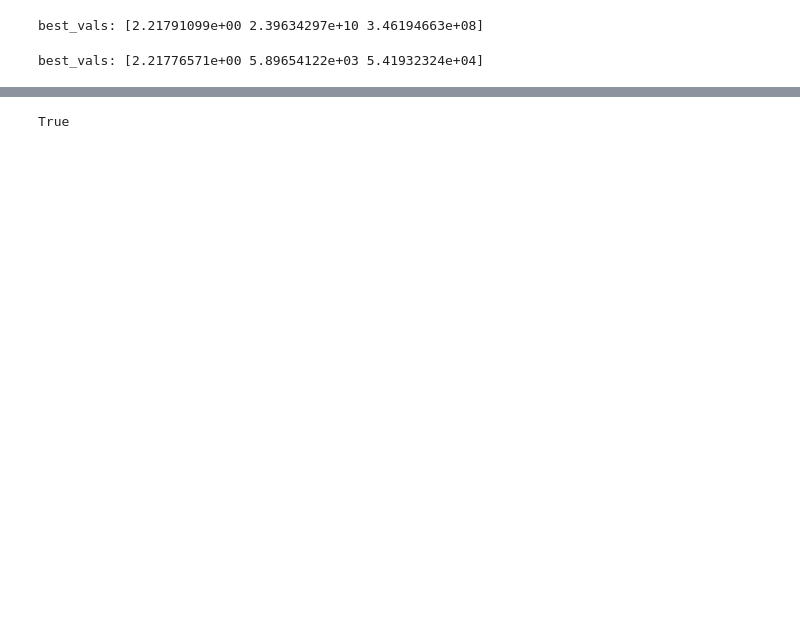
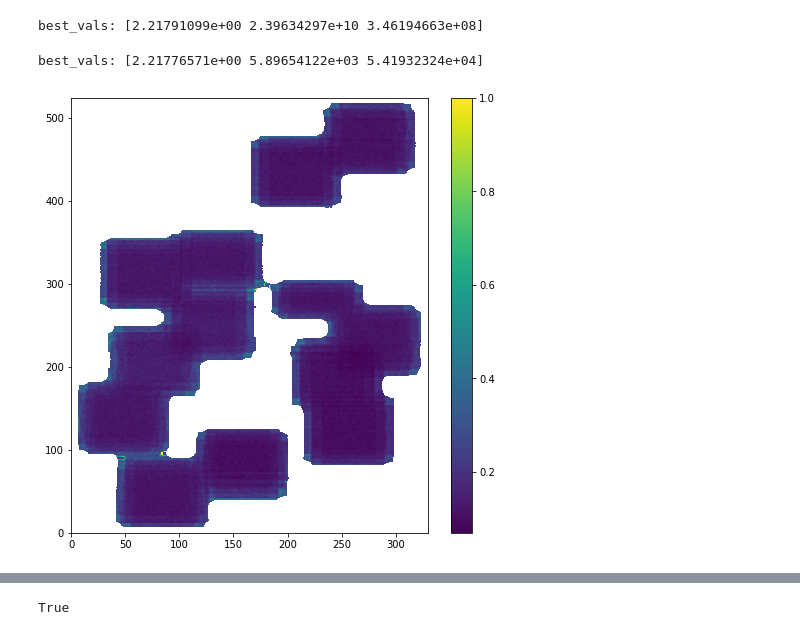
Before and after one commit to simon-et-smith/SURP-Project, a Jupyter notebook: Curve_Fit_Gaussian.ipynb, the cells around one changed output, grey strips where cells are left out. Saved outputs shown, nothing was run; the diff lists cells and outputs as text; code cells hidden in the pictures; blank space fills up the shorter version.

```diff
--- a/Curve_Fit_Gaussian.ipynb
+++ b/Curve_Fit_Gaussian.ipynb
@@ -68,3 +111,12 @@ best_vals1, covar1 = curve_fit(gauss, rad_v, spec, p0=init_vals1)
 print('best_vals: {}'.format(best_vals1))
 # %% [output]
 best_vals: [2.21776571e+00 5.89654122e+03 5.41932324e+04]
+# %%
+all_std = np.std(data[:150], axis=0)
+
+plt.figure(figsize=(8,8))
+plt.pcolormesh(all_std, vmax=1)
+plt.colorbar()
+plt.show()
+# %% [output]
+[figure, added]
```
Also changed, not shown: parts of 34 cells of this notebook.
